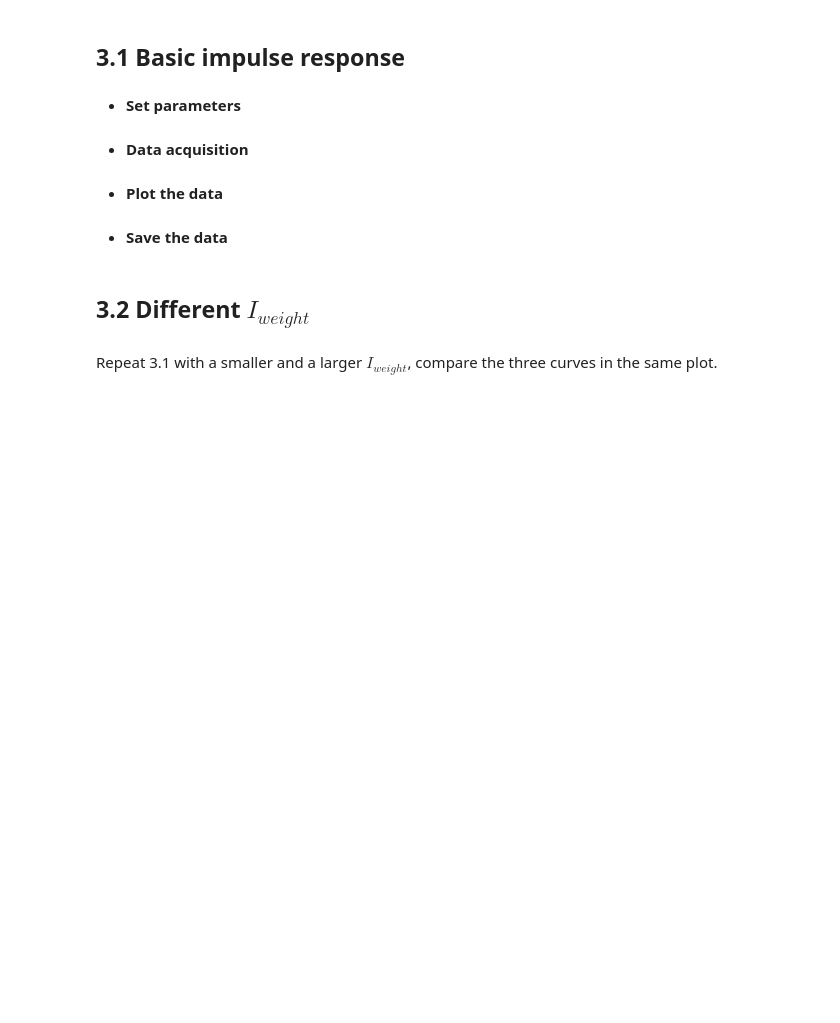
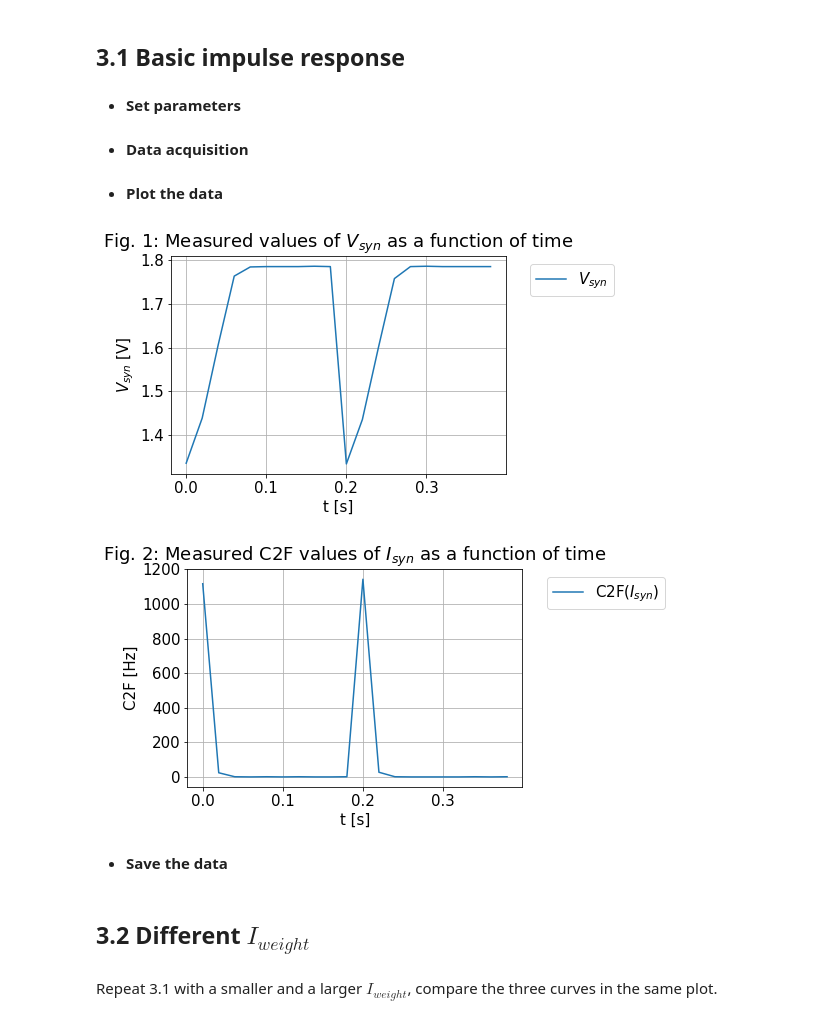
Before and after one commit to pbonazzi/21-10-neuromorphic-engineering, a Jupyter notebook: lab/2021_Lab08_Silicon_Synaptic_Circuits_4.9_Pietro_Bonazzi.ipynb, the cells around one changed output. Cells and saved outputs as stored; diff of their text form; code cells hidden in the pictures; blank space fills up the shorter version.

```diff
--- a/lab/2021_Lab08_Silicon_Synaptic_Circuits_4.9_Pietro_Bonazzi.ipynb
+++ b/lab/2021_Lab08_Silicon_Synaptic_Circuits_4.9_Pietro_Bonazzi.ipynb
@@ -209,13 +201,32 @@ p.set_sampling_mode(pyplane.SamplingMode.Off)
 # %% [markdown]
 - **Plot the data**
-# %%
-plt.rcParams.update({'font.size': 14})
-plt.title('Figure 3.1. : DPI synapse current')
-plt.plot(t, isyn, marker=10, color="red")
-plt.xlabel("time")
-plt.ylabel("Output current")
-#plt.legend(["DPI synapse current"])
-plt.grid()
-plt.show()
+# %%
+import matplotlib.pyplot as plt
+import numpy as np
+plt.rcParams.update({'font.size': 15})
+
+t,vsyn,isyn = np.loadtxt('data_ex_3_1.csv',delimiter=',')
+plt.plot(t,vsyn,'-')
+
+plt.xlabel('t [s]')
+plt.ylabel('$V_{syn}$ [V]')
+plt.legend(['$V_{syn}$'],bbox_to_anchor=(1.05, 1),loc='upper left')
+plt.title('Fig. 1: Measured values of $V_{syn}$ as a function of time')
+
+plt.grid()
+plt.show()
+
+plt.plot(t,isyn,'-')
+
+plt.xlabel('t [s]')
+plt.ylabel('C2F [Hz]')
+plt.legend(['C2F$(I_{syn})$'],bbox_to_anchor=(1.05, 1),loc='upper left')
+plt.title('Fig. 2: Measured C2F values of $I_{syn}$ as a function of time')
+
+plt.grid()
+plt.show()
+# %% [output]
+[figure, added]
+[figure, added]
 # %% [markdown]
 - **Save the data**
```
Also changed, not shown: parts of 74 cells of this notebook, 11 other files.
